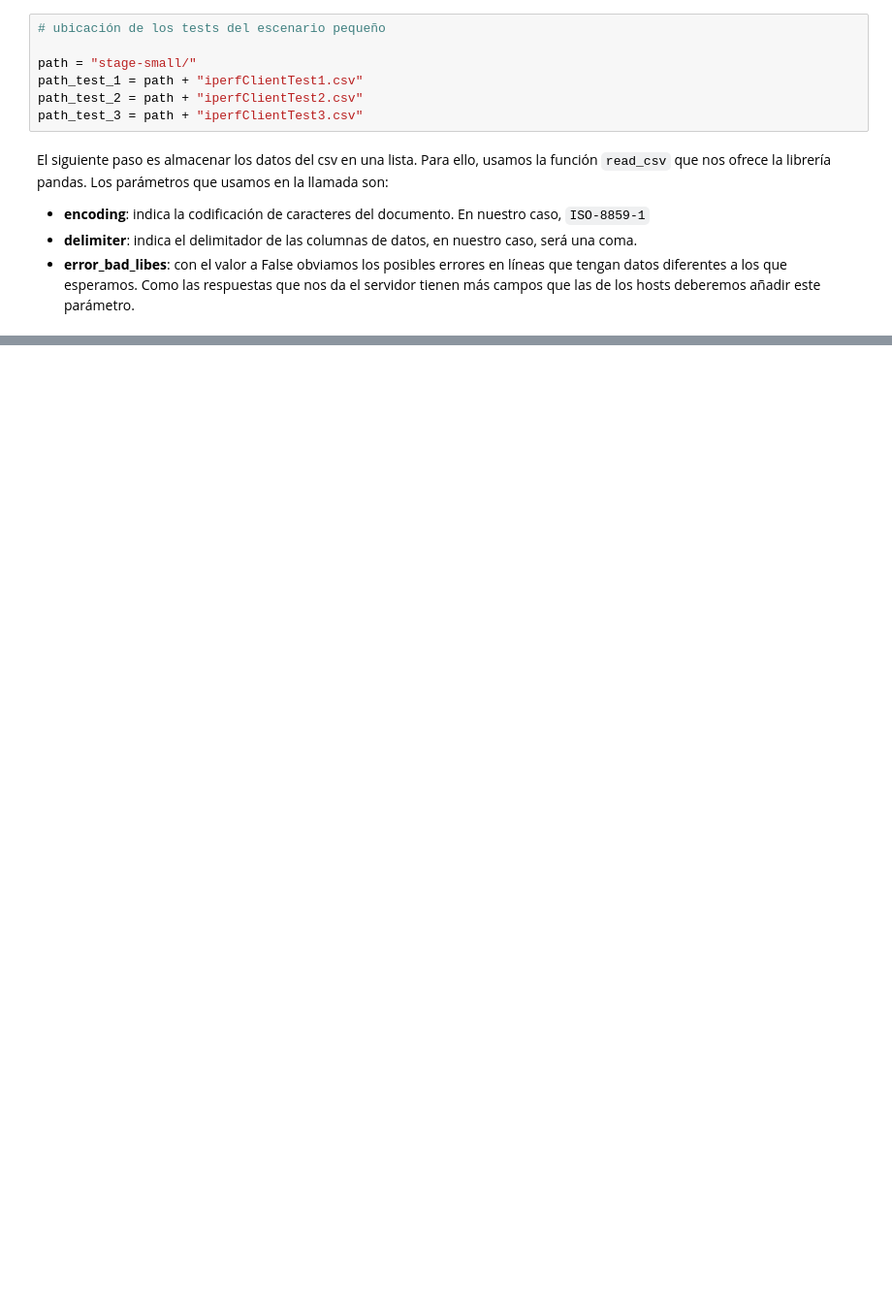
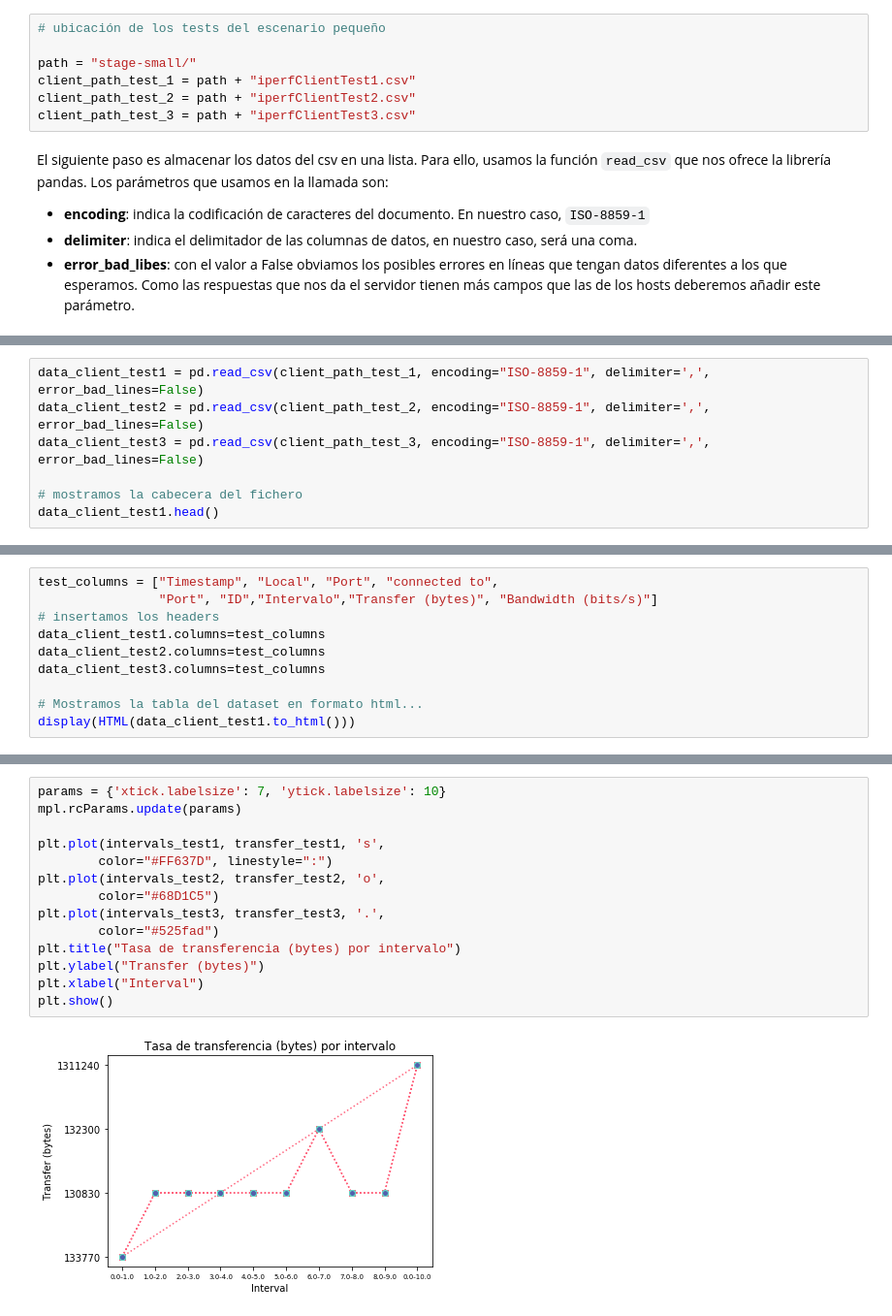
Before and after one commit to SergioFdezRc/MUII_G2_FamilyLock-TPC_Stages, a Jupyter notebook: Small Stage.ipynb, the cells around one changed output, grey strips where cells are left out. Shown at 97% size. Saved outputs shown, nothing was run; the diff lists cells and outputs as text; blank space fills up the shorter version.

```diff
--- a/Small Stage.ipynb
+++ b/Small Stage.ipynb
@@ -19,9 +121,9 @@ import matplotlib.pyplot as plt
 # ubicación de los tests del escenario pequeño
 
 path = "stage-small/"
-path_test_1 = path + "iperfClientTest1.csv"
-path_test_2 = path + "iperfClientTest2.csv"
-path_test_3 = path + "iperfClientTest3.csv"
+client_path_test_1 = path + "iperfClientTest1.csv"
+client_path_test_2 = path + "iperfClientTest2.csv"
+client_path_test_3 = path + "iperfClientTest3.csv"
 # %% [markdown]
 El siguiente paso es almacenar los datos del csv en una lista. Para ello, usamos la función `read_csv` que nos ofrece la librería pandas. Los parámetros que usamos en la llamada son:
 
@@ -295,0 +133,7 @@ plt.show()
+# %%
+data_client_test1 = pd.read_csv(client_path_test_1, encoding="ISO-8859-1", delimiter=',', error_bad_lines=False)
+data_client_test2 = pd.read_csv(client_path_test_2, encoding="ISO-8859-1", delimiter=',', error_bad_lines=False)
+data_client_test3 = pd.read_csv(client_path_test_3, encoding="ISO-8859-1", delimiter=',', error_bad_lines=False)
+
+# mostramos la cabecera del fichero
+data_client_test1.head()
@@ -295,0 +152,10 @@ plt.show()
+# %%
+test_columns = ["Timestamp", "Local", "Port", "connected to",
+                "Port", "ID","Intervalo","Transfer (bytes)", "Bandwidth (bits/s)"]
+# insertamos los headers
+data_client_test1.columns=test_columns
+data_client_test2.columns=test_columns
+data_client_test3.columns=test_columns
+
+# Mostramos la tabla del dataset en formato html...
+display(HTML(data_client_test1.to_html()))
@@ -295,0 +310,16 @@ plt.show()
+# %%
+params = {'xtick.labelsize': 7, 'ytick.labelsize': 10}
+mpl.rcParams.update(params)
+
+plt.plot(intervals_test1, transfer_test1, 's',
+        color="#FF637D", linestyle=":")
+plt.plot(intervals_test2, transfer_test2, 'o',
+        color="#68D1C5")
+plt.plot(intervals_test3, transfer_test3, '.',
+        color="#525fad")
+plt.title("Tasa de transferencia (bytes) por intervalo")
+plt.ylabel("Transfer (bytes)")
+plt.xlabel("Interval")
+plt.show()
+# %% [output]
+[figure, added]
```
Also changed, not shown: parts of 75 cells of this notebook, 4 other files.
